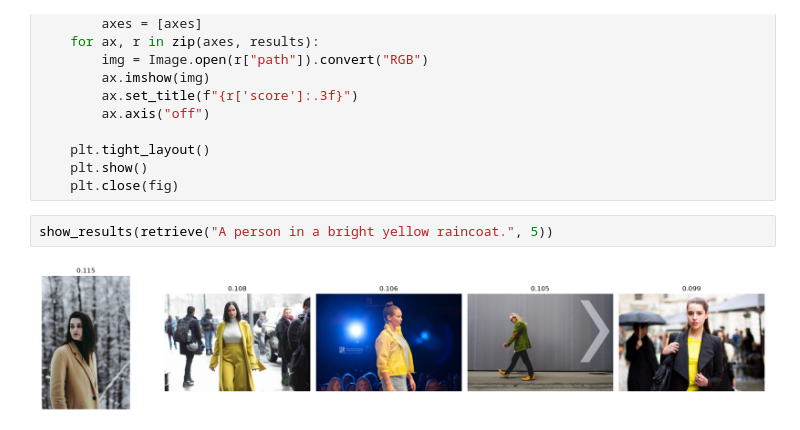
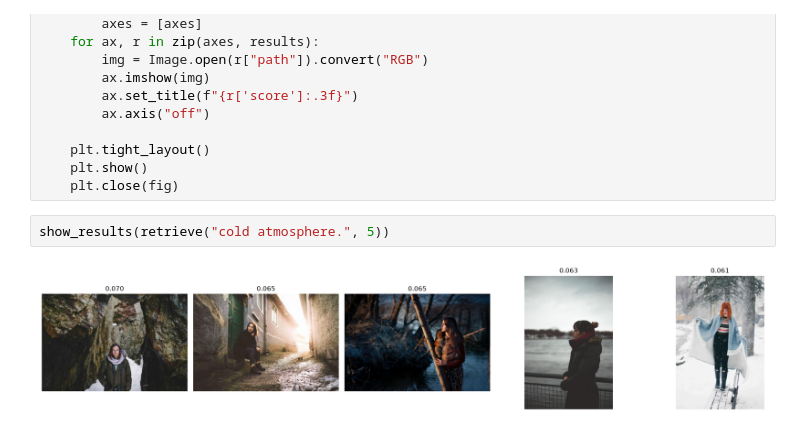
Before and after one commit to Armaan457/Multimodal-Fashion-Retrieval, a Jupyter notebook: notebooks/fashionSigLIP_test.ipynb, the cells around one changed output. Drawn from its saved outputs; the diff is of its cells as text.

```diff
--- a/notebooks/fashionSigLIP_test.ipynb
+++ b/notebooks/fashionSigLIP_test.ipynb
@@ -202,6 +204,6 @@ def show_results(results):
     plt.show()
     plt.close(fig)
 # %%
-show_results(retrieve("A person in a bright yellow raincoat.", 5))
+show_results(retrieve("cold atmosphere.", 5))
 # %% [output]
-[figure, old version]
+[figure, new version]
```
Also changed, not shown: parts of 5 cells of this notebook, 2 other files.
